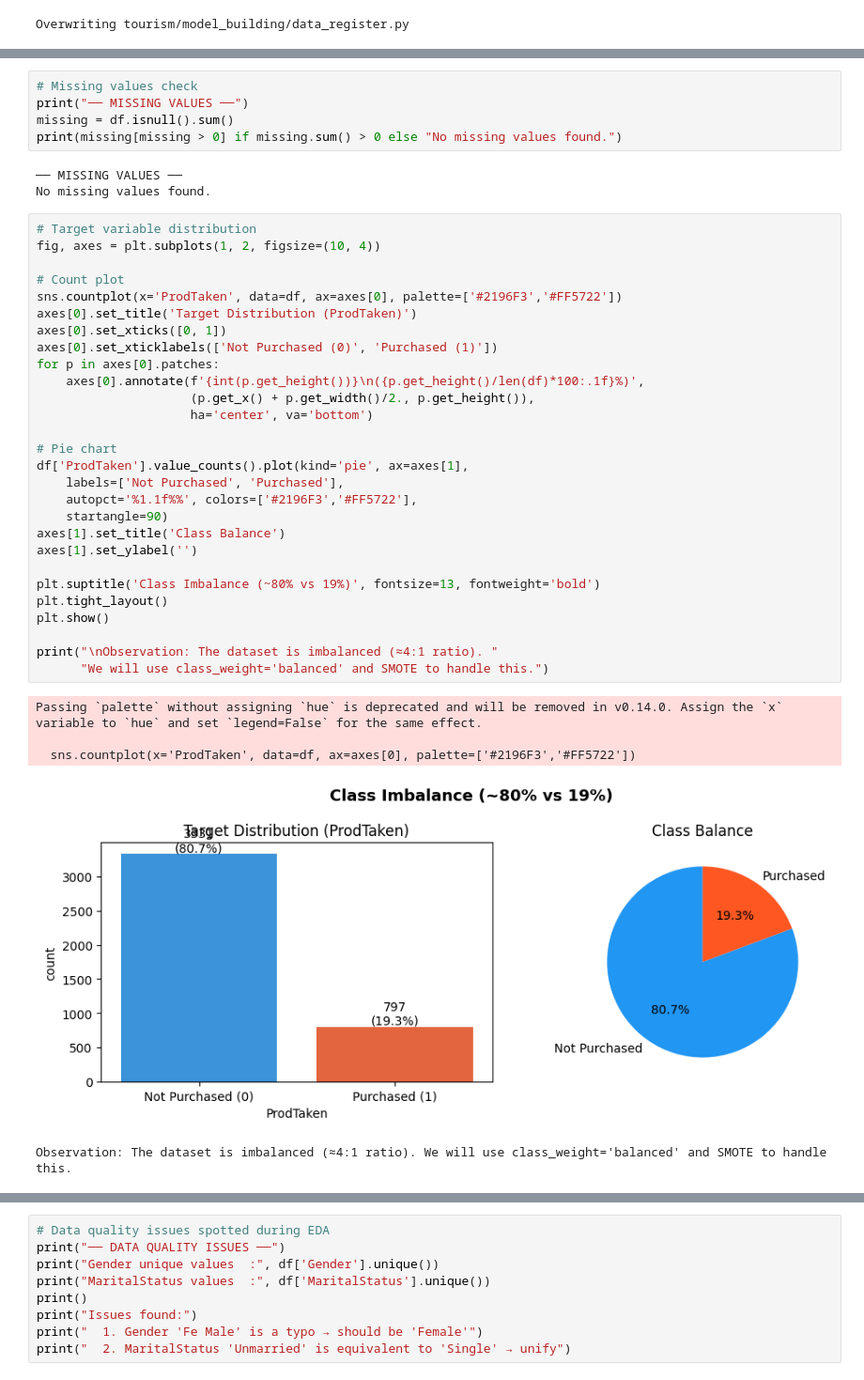
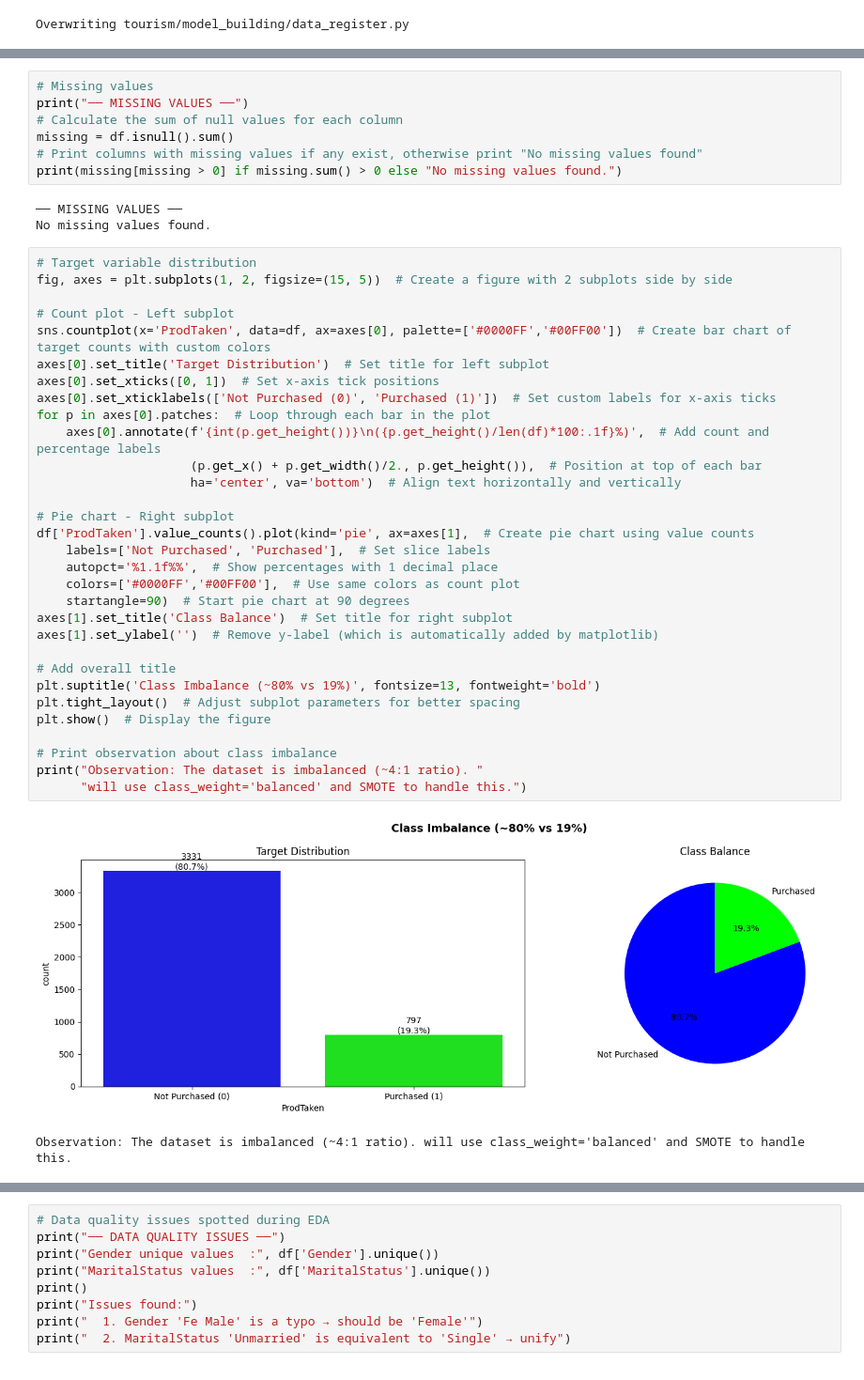
Before and after one commit to vivekkumar-gh/tourism-mlops, a Jupyter notebook: Tourism_MLOps_Pipeline.ipynb, the cells around one changed output, grey strips where cells are left out. Shown at 94% size. Drawn from its saved outputs; the diff is of its cells as text.

```diff
--- a/Tourism_MLOps_Pipeline.ipynb
+++ b/Tourism_MLOps_Pipeline.ipynb
@@ -249,47 +208,49 @@ df.describe().T
 | NumberOfChildrenVisiting | 4128.0 | 1.223595 | 0.852685 | 0.0 | 1.00 | 1.0 | 2.00 | 3.0 |
 | MonthlyIncome | 4128.0 | 23178.464147 | 4506.614622 | 1000.0 | 20751.00 | 22418.0 | 25301.00 | 98678.0 |
 # %%
-# Missing values check
+# Missing values
 print("── MISSING VALUES ──")
+# Calculate the sum of null values for each column
 missing = df.isnull().sum()
+# Print columns with missing values if any exist, otherwise print "No missing values found"
 print(missing[missing > 0] if missing.sum() > 0 else "No missing values found.")
 # %% [output]
 ── MISSING VALUES ──
 No missing values found.
 # %%
 # Target variable distribution
-fig, axes = plt.subplots(1, 2, figsize=(10, 4))
+fig, axes = plt.subplots(1, 2, figsize=(15, 5))  # Create a figure with 2 subplots side by side
 
-# Count plot
-sns.countplot(x='ProdTaken', data=df, ax=axes[0], palette=['#2196F3','#FF5722'])
-axes[0].set_title('Target Distribution (ProdTaken)')
-axes[0].set_xticks([0, 1])
-axes[0].set_xticklabels(['Not Purchased (0)', 'Purchased (1)'])
-for p in axes[0].patches:
-    axes[0].annotate(f'{int(p.get_height())}\n({p.get_height()/len(df)*100:.1f}%)',
-                     (p.get_x() + p.get_width()/2., p.get_height()),
-                     ha='center', va='bottom')
+# Count plot - Left subplot
+sns.countplot(x='ProdTaken', data=df, ax=axes[0], palette=['#0000FF','#00FF00'])  # Create bar chart of target counts with custom colors
+axes[0].set_title('Target Distribution')  # Set title for left subplot
+axes[0].set_xticks([0, 1])  # Set x-axis tick positions
+axes[0].set_xticklabels(['Not Purchased (0)', 'Purchased (1)'])  # Set custom labels for x-axis ticks
+for p in axes[0].patches:  # Loop through each bar in the plot
+    axes[0].annotate(f'{int(p.get_height())}\n({p.get_height()/len(df)*100:.1f}%)',  # Add count and percentage labels
+                     (p.get_x() + p.get_width()/2., p.get_height()),  # Position at top of each bar
+                     ha='center', va='bottom')  # Align text horizontally and vertically
 
-# Pie chart
-df['ProdTaken'].value_counts().plot(kind='pie', ax=axes[1],
-    labels=['Not Purchased', 'Purchased'],
-    autopct='%1.1f%%', colors=['#2196F3','#FF5722'],
-    startangle=90)
-axes[1].set_title('Class Balance')
-axes[1].set_ylabel('')
+# Pie chart - Right subplot
+df['ProdTaken'].value_counts().plot(kind='pie', ax=axes[1],  # Create pie chart using value counts
+    labels=['Not Purchased', 'Purchased'],  # Set slice labels
+    autopct='%1.1f%%',  # Show percentages with 1 decimal place
+    colors=['#0000FF','#00FF00'],  # Use same colors as count plot
+    startangle=90)  # Start pie chart at 90 degrees
+axes[1].set_title('Class Balance')  # Set title for right subplot
+axes[1].set_ylabel('')  # Remove y-label (which is automatically added by matplotlib)
 
+# Add overall title
 plt.suptitle('Class Imbalance (~80% vs 19%)', fontsize=13, fontweight='bold')
-plt.tight_layout()
-plt.show()
+plt.tight_layout()  # Adjust subplot parameters for better spacing
+plt.show()  # Display the figure
 
-print("\nObservation: The dataset is imbalanced (≈4:1 ratio). "
-      "We will use class_weight='balanced' and SMOTE to handle this.")
+# Print observation about class imbalance
+print("Observation: The dataset is imbalanced (~4:1 ratio). "
+      "will use class_weight='balanced' and SMOTE to handle this.")
 # %% [output]
+[figure, new version]
-Passing `palette` without assigning `hue` is deprecated and will be removed in v0.14.0. Assign the `x` variable to `hue` and set `legend=False` for the same effect.
-
-  sns.countplot(x='ProdTaken', data=df, ax=axes[0], palette=['#2196F3','#FF5722'])
+Observation: The dataset is imbalanced (~4:1 ratio). will use class_weight='balanced' and SMOTE to handle this.
-[figure, old version]
-Observation: The dataset is imbalanced (≈4:1 ratio). We will use class_weight='balanced' and SMOTE to handle this.
 # %%
 # Categorical feature analysis
 cat_cols = ['TypeofContact', 'Occupation', 'Gender', 'ProductPitched',
```
Also changed, not shown: parts of 40 cells of this notebook, 5 other files.
